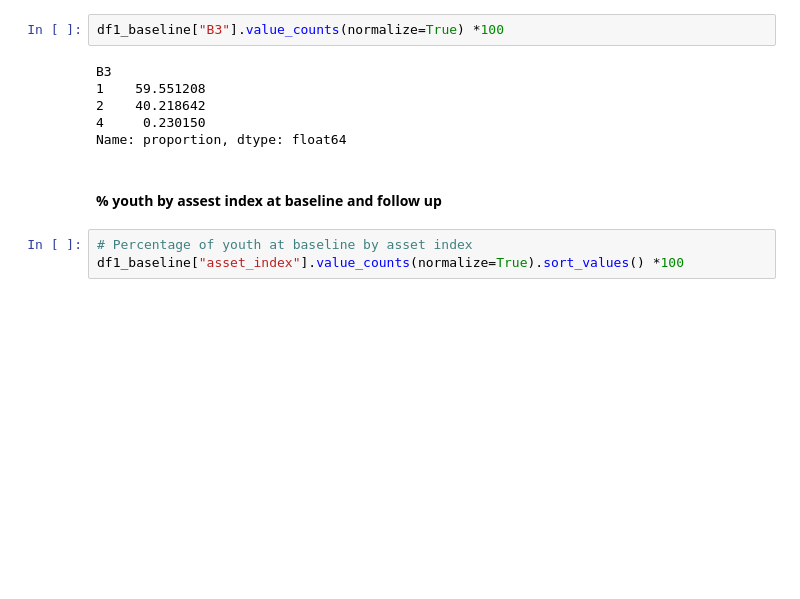
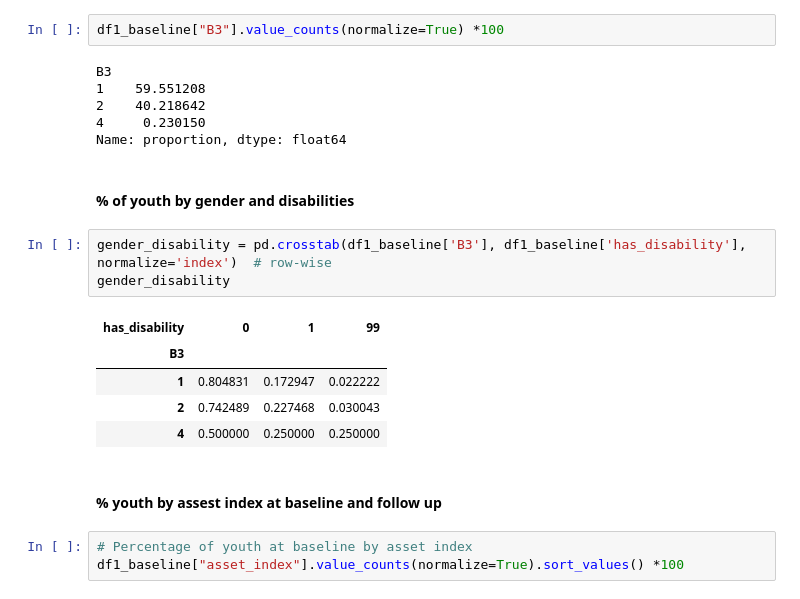
Before and after one commit to naeljb/GG8_FE_Indonesia, a Jupyter notebook: Baseline_Followup_Indonesia.ipynb, the cells around one changed output. Cells and saved outputs as stored; diff of their text form; blank space fills up the shorter version.

Commit message:
Updated Baseline_follow up notebook with new contingency table and introduction

```diff
--- a/Baseline_Followup_Indonesia.ipynb
+++ b/Baseline_Followup_Indonesia.ipynb
@@ -592,6 +631,17 @@ B3
 2    40.218642
 4     0.230150
 Name: proportion, dtype: float64
+# %% [markdown]
+#### % of youth by gender and disabilities
+# %%
+gender_disability = pd.crosstab(df1_baseline['B3'], df1_baseline['has_disability'], normalize='index')  # row-wise
+gender_disability
+# %% [output]
+| has_disability | 0 | 1 | 99 |
+| B3 |  |  |  |
+| 1 | 0.804831 | 0.172947 | 0.022222 |
+| 2 | 0.742489 | 0.227468 | 0.030043 |
+| 4 | 0.500000 | 0.250000 | 0.250000 |
 # %% [markdown]
 #### % youth by assest index  at baseline and follow up
 # %%
```
Also changed, not shown: parts of 1 cell of this notebook.
